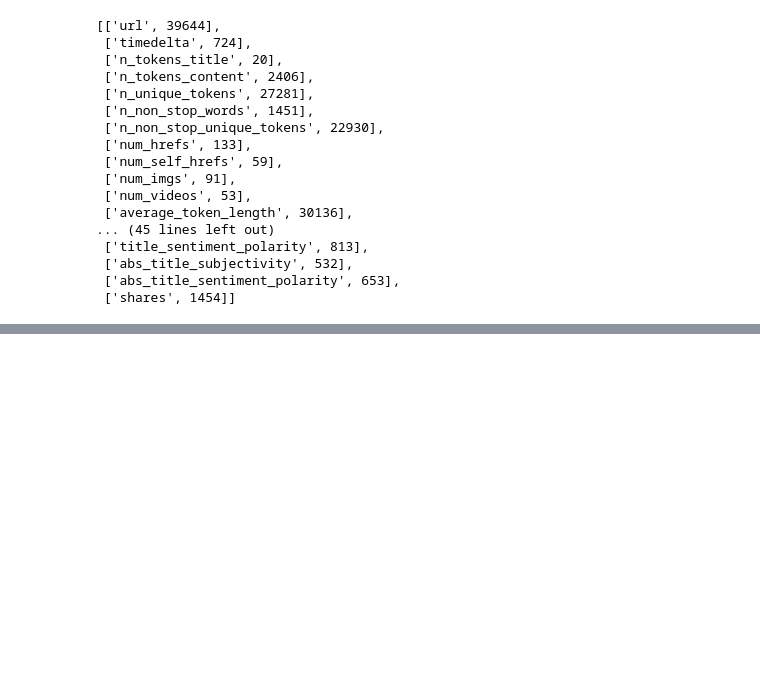
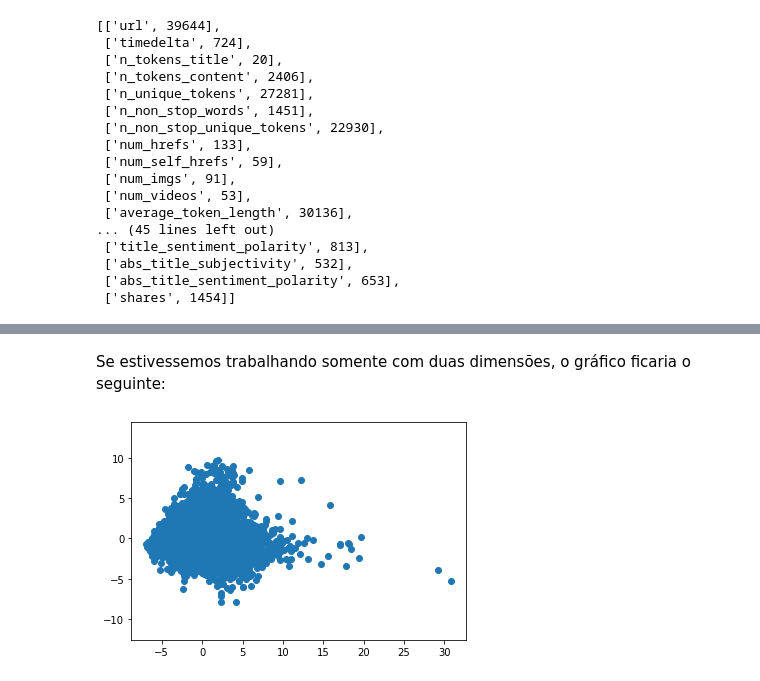
Before and after one commit to davialvesguerra/trainee-iee, a Jupyter notebook: 2º_Período.ipynb, the cells around one changed output, grey strips where cells are left out. Cells and saved outputs as stored; diff of their text form; code cells hidden in the pictures; blank space fills up the shorter version.

```diff
--- a/2º_Período.ipynb
+++ b/2º_Período.ipynb
@@ -103,0 +104,11 @@ Afim de trabalha somente com as variáveis numéricas, vamos transformar essas p
+# %%
+chars_cols = [x for x in df if df[x].nunique() == 2]
+num_cols = [x for x in df if (df[x].nunique() != 2) ]
+
+#retirando a primeira coluna, pois é a coluna de url
+num_cols = num_cols[1:]
+
+
+df.loc[:,chars_cols] = df.loc[:,chars_cols].astype(str)
+
+df.describe()
@@ -103,0 +129,6 @@ Afim de trabalha somente com as variáveis numéricas, vamos transformar essas p
+# %%
+scaler = StandardScaler()
+
+scaler.fit(df.loc[:,num_cols])
+
+vars_num = scaler.transform(df.loc[:,num_cols])
@@ -103,0 +145,5 @@ Afim de trabalha somente com as variáveis numéricas, vamos transformar essas p
+# %%
+model = PCA()
+
+pca_features = model.fit_transform(vars_num)
+print(pca_features)
@@ -103,0 +164,11 @@ Afim de trabalha somente com as variáveis numéricas, vamos transformar essas p
+# %% [markdown]
+Se estivessemos trabalhando somente com duas dimensões, o gráfico ficaria o seguinte:
+# %%
+xs = pca_features[:,1]
+ys = pca_features[:,10]
+
+plt.scatter(xs, ys)
+plt.axis('equal')
+plt.show()
+# %% [output]
+[figure, added]
```
Also changed, not shown: parts of 22 cells of this notebook.
